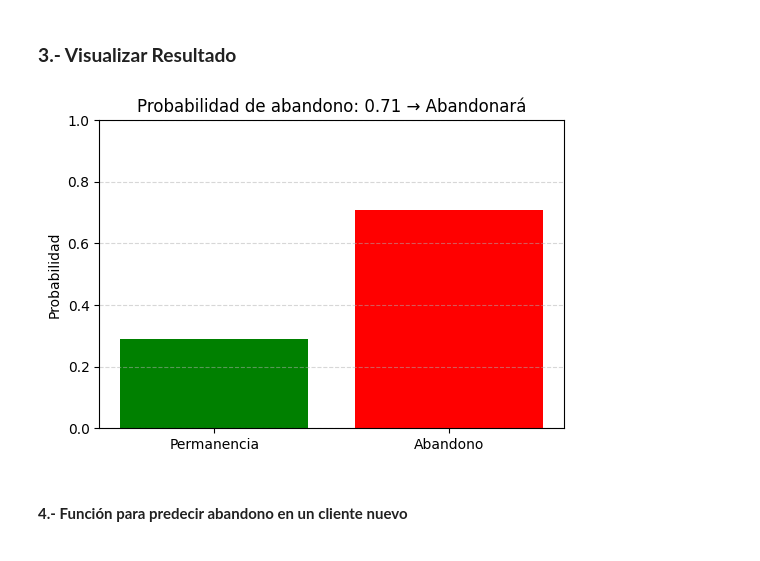
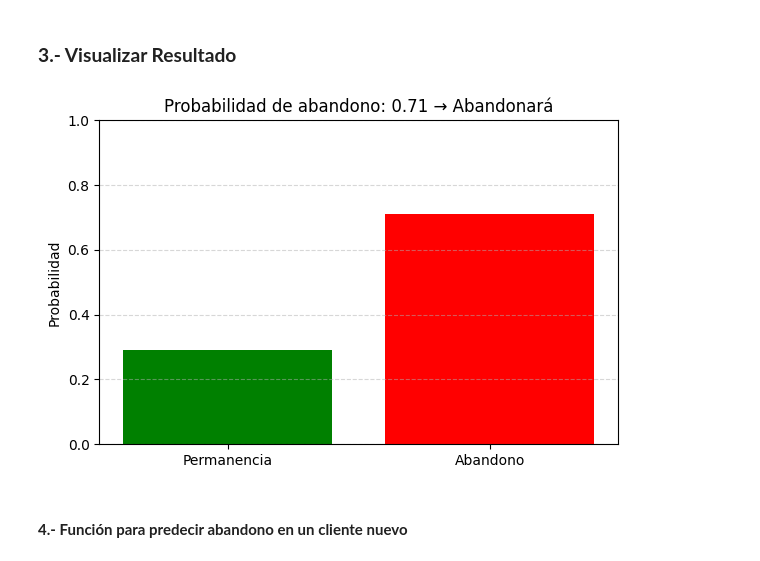
Before and after one commit to Maucho6340/Telecom_X_LATAM_Predict, a Jupyter notebook: Challenge_predict_evasion_op1.ipynb, the cells around one changed output. Drawn from its saved outputs; the diff is of its cells as text; code cells hidden in the pictures.

```diff
--- a/Challenge_predict_evasion_op1.ipynb
+++ b/Challenge_predict_evasion_op1.ipynb
@@ -783,17 +860,34 @@ print(f"📌 Resultado: El cliente {estado} (probabilidad: {probabilidad:.2f})")
 # %% [markdown]
 ### **3.- Visualizar Resultado**
 # %%
+# import matplotlib.pyplot as plt
+
+# plt.figure(figsize=(6, 4))
+# plt.bar(["Permanencia", "Abandono"], [1 - probabilidad, probabilidad], color=["green", "red"])
+# plt.title(f"Probabilidad de abandono: {probabilidad:.2f} → {estado}")
+# plt.ylabel("Probabilidad")
+# plt.ylim(0, 1)
+# plt.grid(axis="y", linestyle="--", alpha=0.5)
+# plt.show()
+
+
+
 import matplotlib.pyplot as plt
 
 plt.figure(figsize=(6, 4))
 plt.bar(["Permanencia", "Abandono"], [1 - probabilidad, probabilidad], color=["green", "red"])
 plt.title(f"Probabilidad de abandono: {probabilidad:.2f} → {estado}")
 plt.ylabel("Probabilidad")
 plt.ylim(0, 1)
 plt.grid(axis="y", linestyle="--", alpha=0.5)
+
+# ✅ Guardar el gráfico en la raíz del entorno como archivo PNG
+plt.tight_layout()
+plt.savefig("grafico_probabilidad_abandono.png")  # Este archivo aparecerá en la raíz de tu cuaderno
+
 plt.show()
 # %% [output]
-[figure, old version]
+[figure, new version]
 # %% [markdown]
 #### **4.- Función para predecir abandono en un cliente nuevo**
 # %%
```
Also changed, not shown: parts of 8 cells of this notebook.
